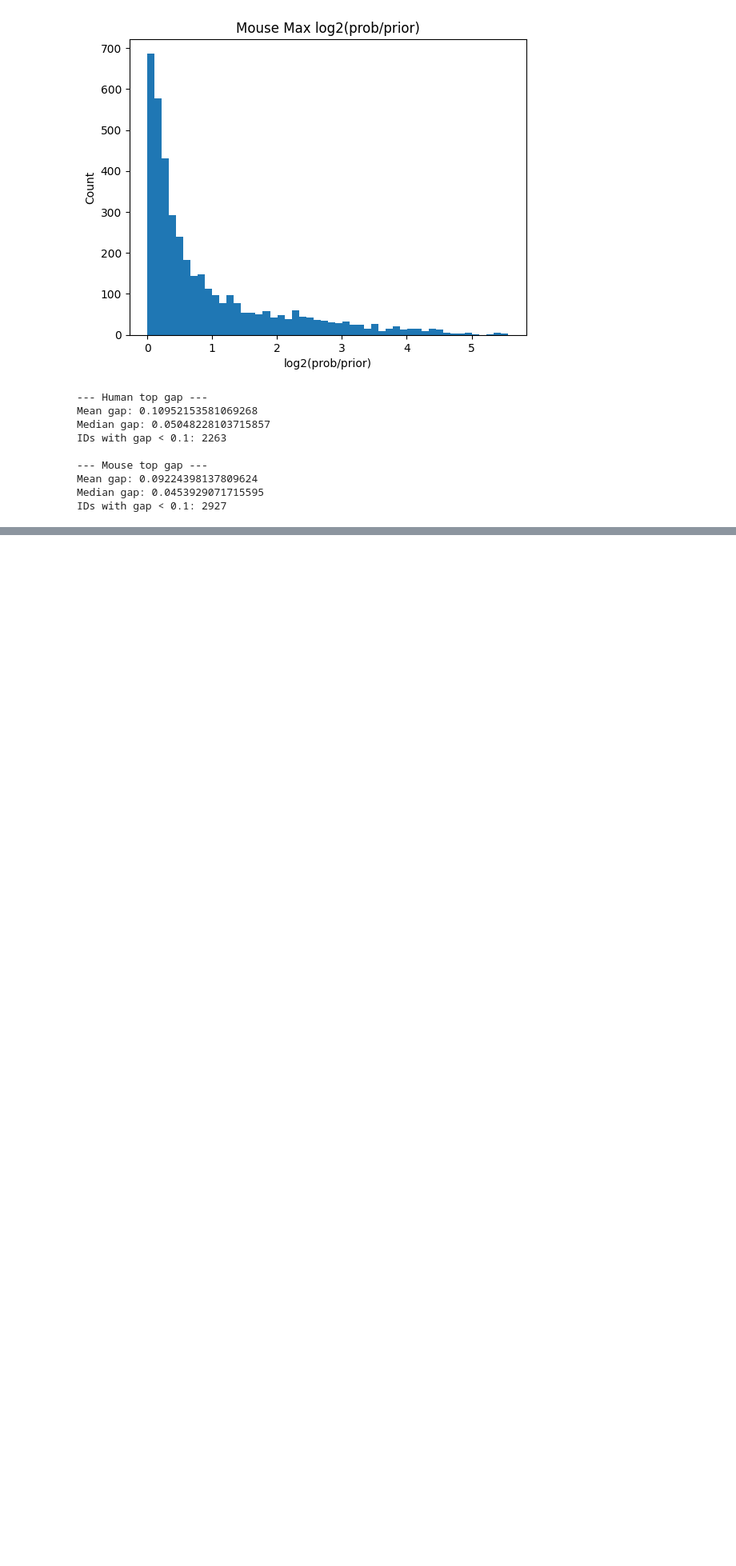
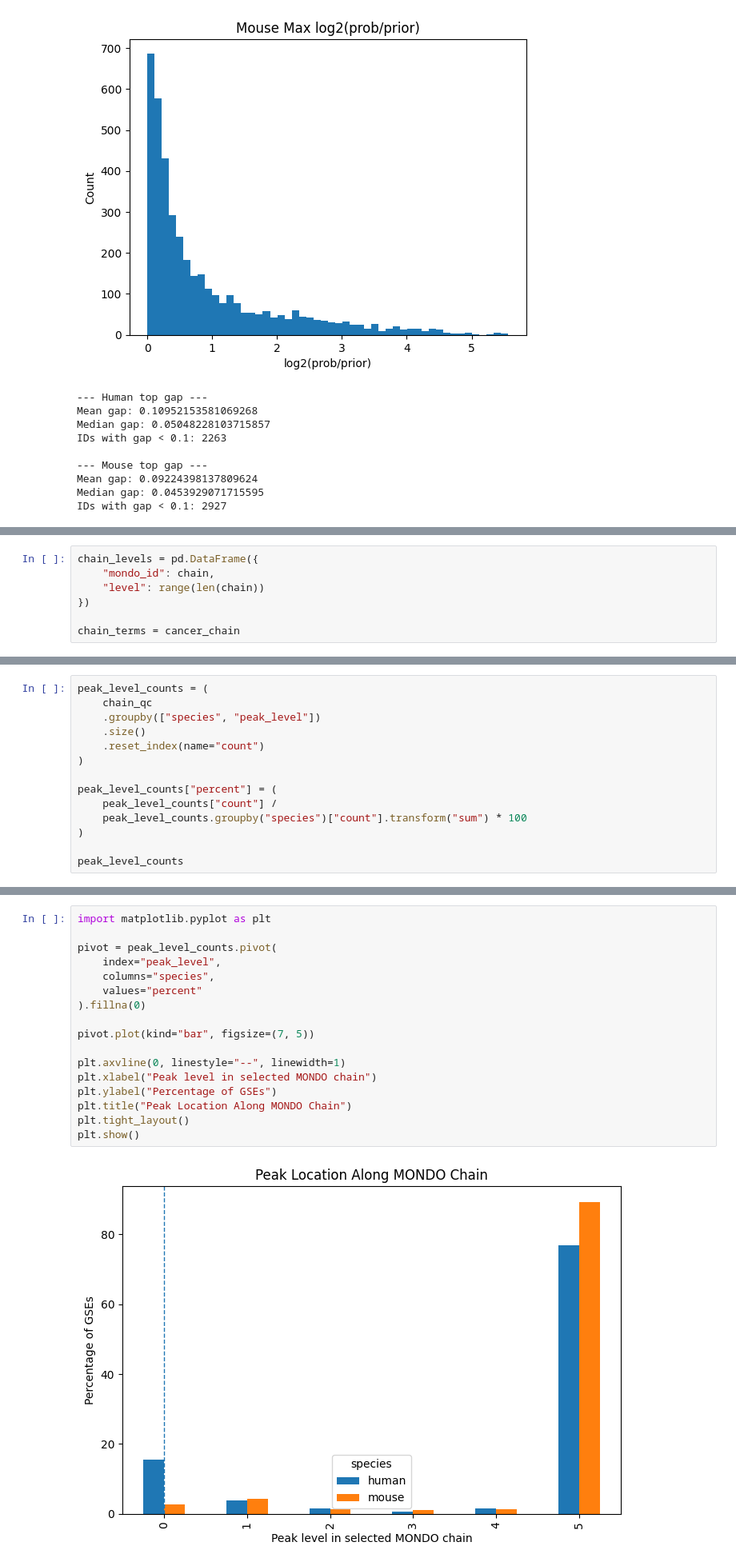
Before and after one commit to vbilsmith/txt2onto2.0_for_gold_standards, a Jupyter notebook: 02-result-validation.ipynb, the cells around one changed output, grey strips where cells are left out. Shown at 80% size. Cells and saved outputs as stored; diff of their text form; blank space fills up the shorter version.

```diff
--- a/02-result-validation.ipynb
+++ b/02-result-validation.ipynb
@@ -287,0 +880,7 @@ Mouse saved: (1257, 5)
+# %%
+chain_levels = pd.DataFrame({
+    "mondo_id": chain,
+    "level": range(len(chain))
+})
+
+chain_terms = cancer_chain
@@ -287,0 +996,14 @@ Mouse saved: (1257, 5)
+# %%
+peak_level_counts = (
+    chain_qc
+    .groupby(["species", "peak_level"])
+    .size()
+    .reset_index(name="count")
+)
+
+peak_level_counts["percent"] = (
+    peak_level_counts["count"] /
+    peak_level_counts.groupby("species")["count"].transform("sum") * 100
+)
+
+peak_level_counts
@@ -287,0 +1026,19 @@ Mouse saved: (1257, 5)
+# %%
+import matplotlib.pyplot as plt
+
+pivot = peak_level_counts.pivot(
+    index="peak_level",
+    columns="species",
+    values="percent"
+).fillna(0)
+
+pivot.plot(kind="bar", figsize=(7, 5))
+
+plt.axvline(0, linestyle="--", linewidth=1)
+plt.xlabel("Peak level in selected MONDO chain")
+plt.ylabel("Percentage of GSEs")
+plt.title("Peak Location Along MONDO Chain")
+plt.tight_layout()
+plt.show()
+# %% [output]
+[figure, added]
```
Also changed, not shown: parts of 35 cells of this notebook, 17 other files.
